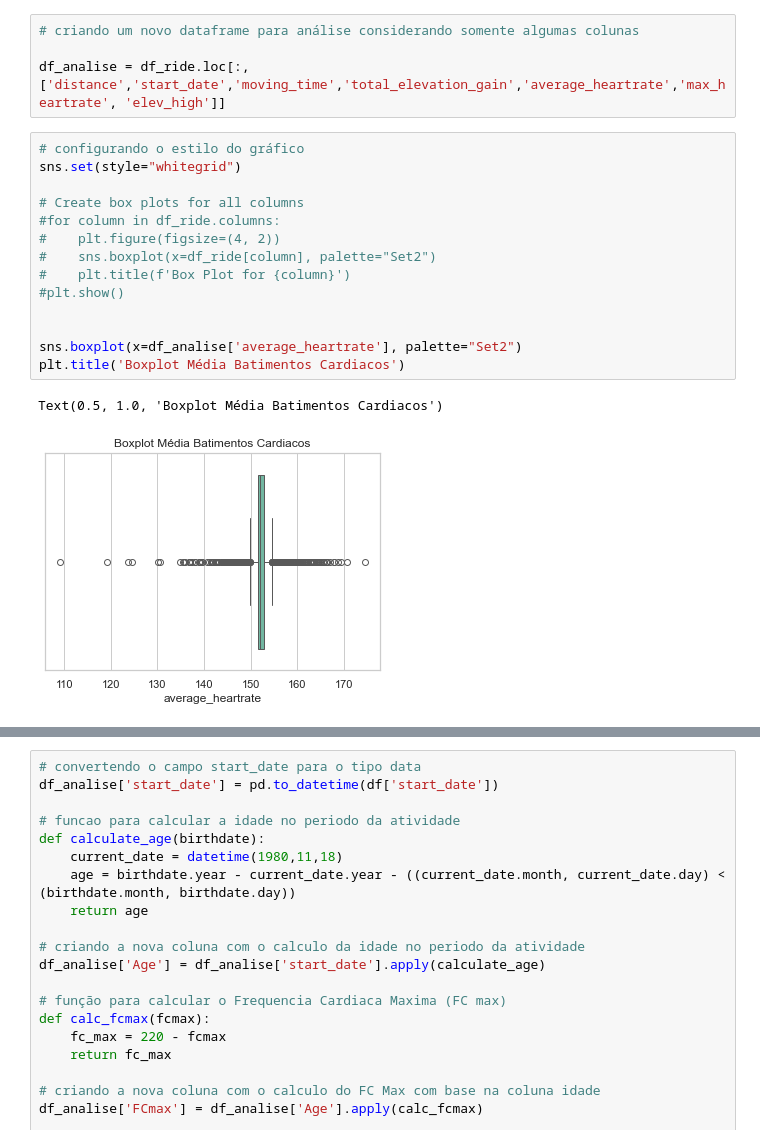
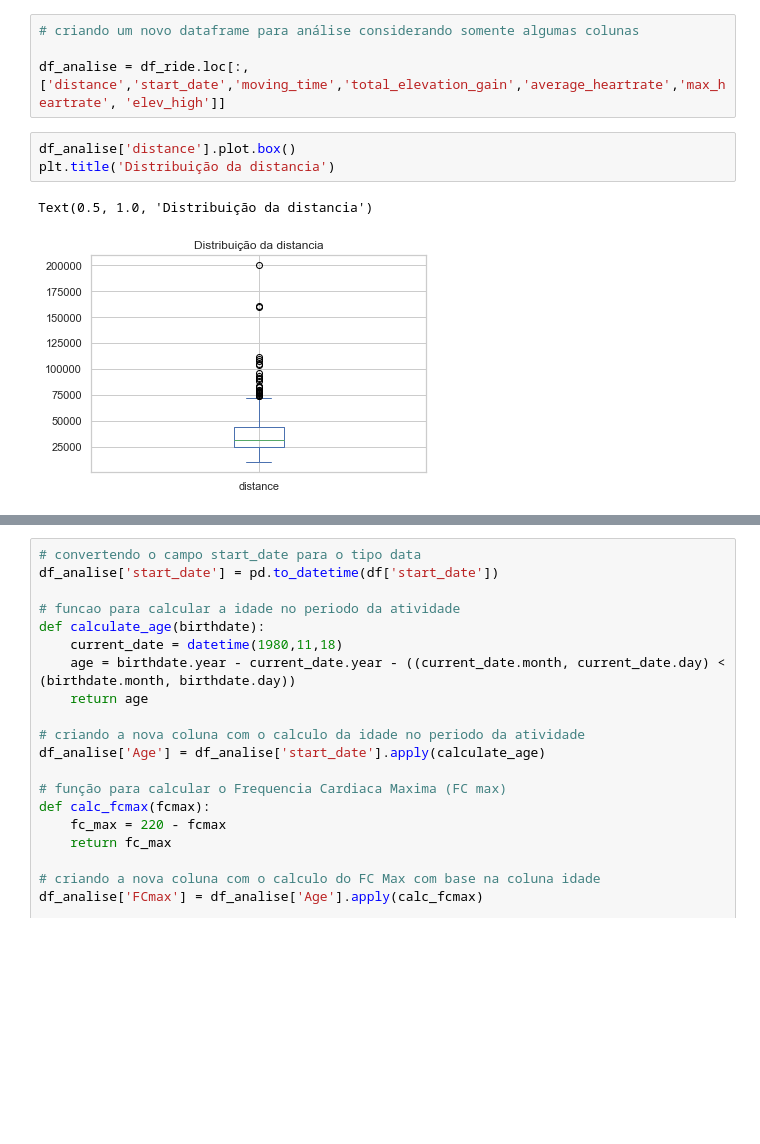
Before and after one commit to tal-rsg/2-MVP, a Jupyter notebook: mvp_analise.ipynb, the cells around one changed output, grey strips where cells are left out. Saved outputs shown, nothing was run; the diff lists cells and outputs as text; blank space fills up the shorter version.

```diff
--- a/mvp_analise.ipynb
+++ b/mvp_analise.ipynb
@@ -277,20 +302,9 @@ Com o objetivo de verificar a relação da frequencia cardiáca com o esforço d
 # criando um novo dataframe para análise considerando somente algumas colunas
 
 df_analise = df_ride.loc[:,['distance','start_date','moving_time','total_elevation_gain','average_heartrate','max_heartrate', 'elev_high']]
-# %%
-# configurando o estilo do gráfico
-sns.set(style="whitegrid")
-
-# Create box plots for all columns
-#for column in df_ride.columns:
-#    plt.figure(figsize=(4, 2))
-#    sns.boxplot(x=df_ride[column], palette="Set2")
-#    plt.title(f'Box Plot for {column}')
-#plt.show()
-
-
-sns.boxplot(x=df_analise['average_heartrate'], palette="Set2")
-plt.title('Boxplot Média Batimentos Cardiacos')
-# %% [output]
-Text(0.5, 1.0, 'Boxplot Média Batimentos Cardiacos')
-[figure, removed]
+# %%
+df_analise['distance'].plot.box()
+plt.title('Distribuição da distancia')
+# %% [output]
+Text(0.5, 1.0, 'Distribuição da distancia')
+[figure, added]
```
Also changed, not shown: parts of 38 cells of this notebook.
